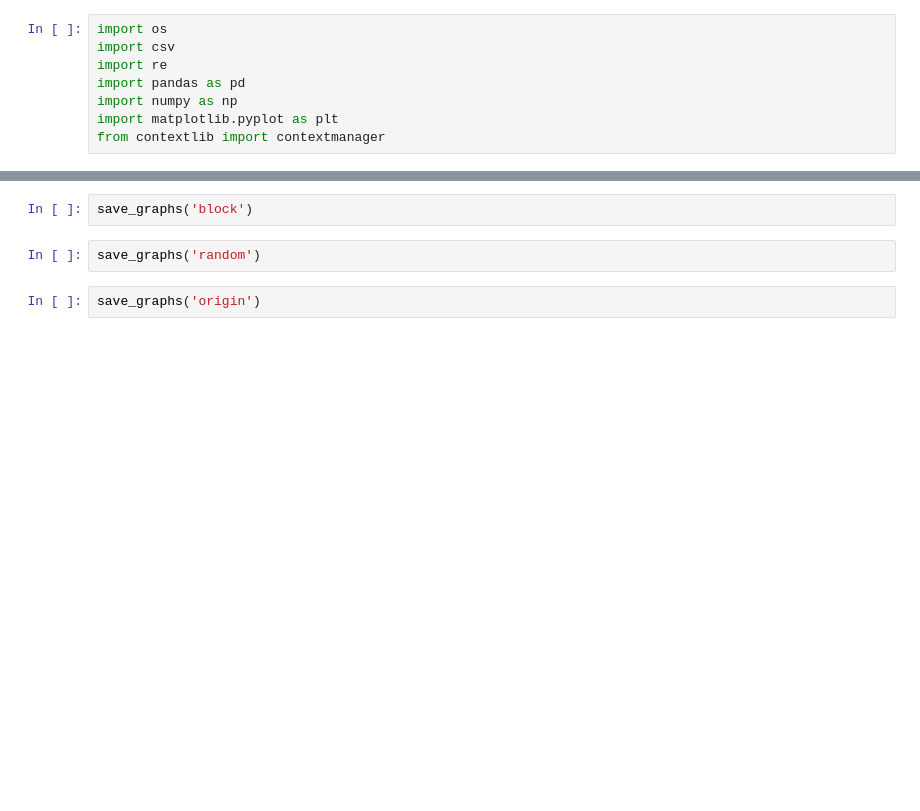
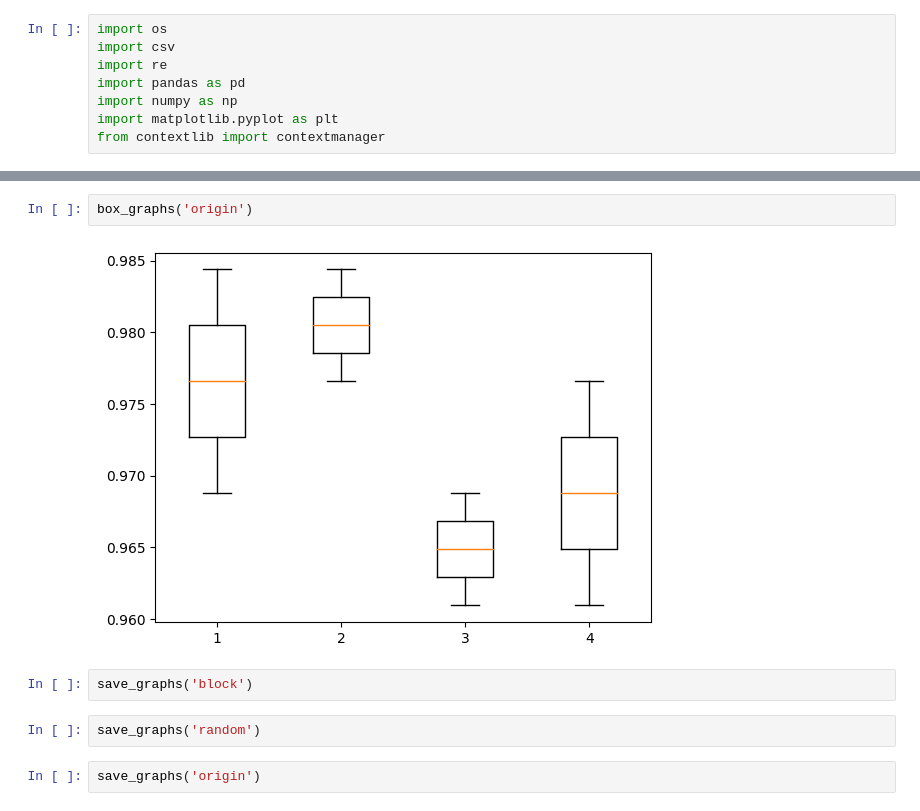
Before and after one commit to PVNkT/Quantum_NTK, a Jupyter notebook: make_graph.ipynb, the cells around one changed output, grey strips where cells are left out. Saved outputs shown, nothing was run; the diff lists cells and outputs as text; blank space fills up the shorter version.

```diff
--- a/make_graph.ipynb
+++ b/make_graph.ipynb
@@ -38,3 +75,7 @@ def save_graphs(method:str):
+# %%
+box_graphs('origin')
+# %% [output]
+[figure, added]
 # %%
 save_graphs('block')
 # %%
```
Also changed, not shown: parts of 7 cells of this notebook, 11 other files.
